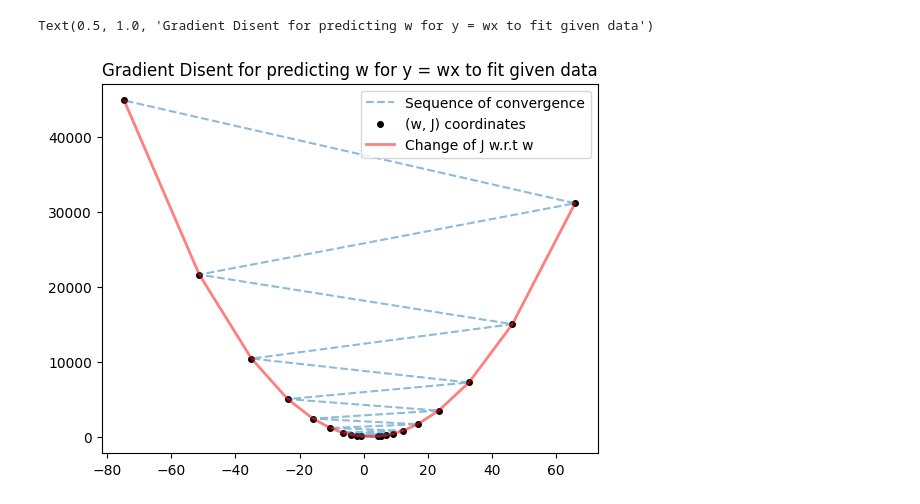
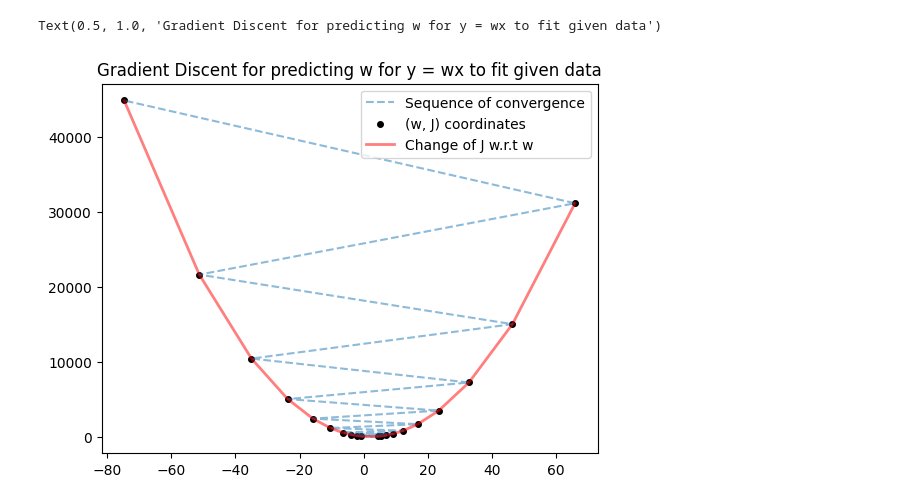
Before and after one commit to EshanJayasundara/ML-WorkFlows, a Jupyter notebook: gradient_dsennt/gradient_descent.ipynb, the cells around one changed output. Drawn from its saved outputs; the diff is of its cells as text; code cells hidden in the pictures.

```diff
--- a/gradient_dsennt/gradient_descent.ipynb
+++ b/gradient_dsennt/gradient_descent.ipynb
@@ -22,13 +22,13 @@ for i in range(20):
 # %%
 import matplotlib.pyplot as plt
 
 sorted_w_c = {key: w_c[key] for key in sorted(list(w_c.keys()))}
 
 plt.plot(w_c.keys(), w_c.values(), alpha=0.5, linestyle='dashed')
 plt.scatter(w_c.keys(), w_c.values(), color='black', marker='.', linewidth=2)
 plt.plot(sorted_w_c.keys(), sorted_w_c.values(), alpha=0.5, linewidth=2, color='red', linestyle='solid')
 plt.legend(['Sequence of convergence', '(w, J) coordinates', 'Change of J w.r.t w'])
-plt.title('Gradient Disent for predicting w for y = wx to fit given data')
+plt.title('Gradient Discent for predicting w for y = wx to fit given data')
 # %% [output]
-Text(0.5, 1.0, 'Gradient Disent for predicting w for y = wx to fit given data')
+Text(0.5, 1.0, 'Gradient Discent for predicting w for y = wx to fit given data')
-[figure, old version]
+[figure, new version]
```
